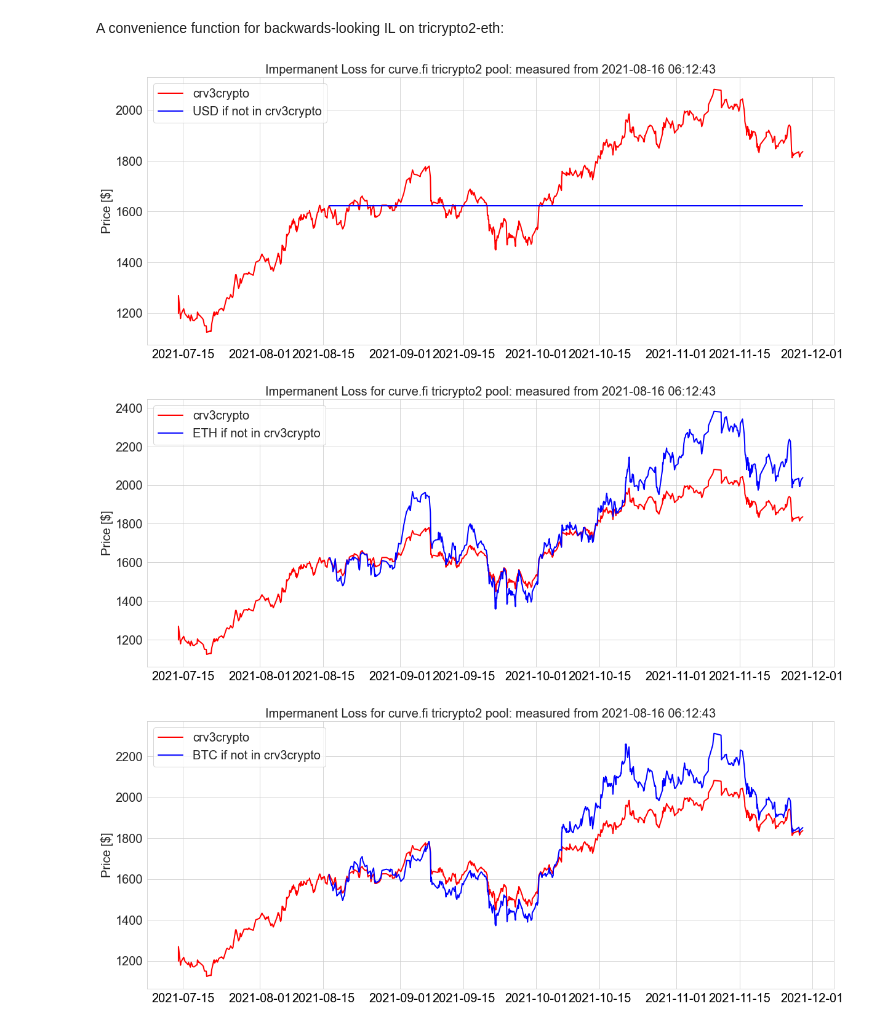
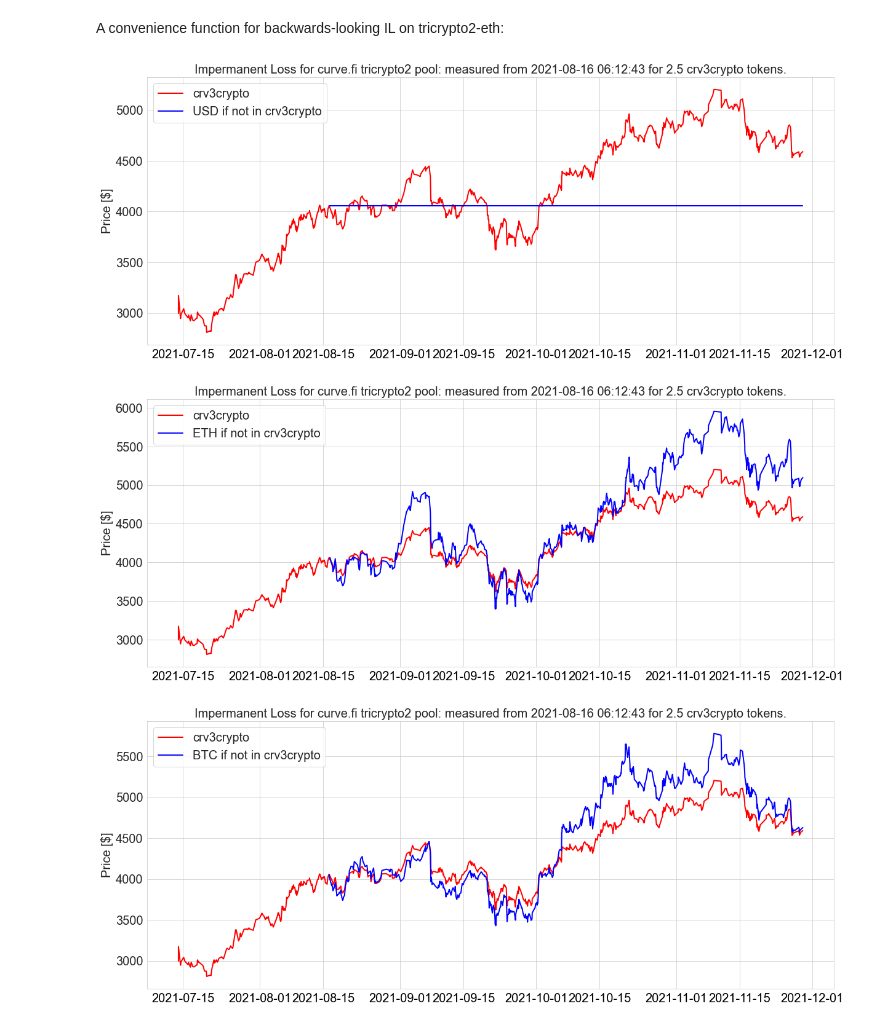
Before and after one commit to bout3fiddy/on-chain-analytics, a Jupyter notebook: notebooks/curve-analysis/curve-pools/pool_revenue_activity/tricrypto/llama_airforce_tricrypto_mvp.ipynb, the cells around one changed output. Saved outputs shown, nothing was run; the diff lists cells and outputs as text; code cells hidden in the pictures.

Commit message:
feat: add num lp tokens

```diff
--- a/notebooks/curve-analysis/curve-pools/pool_revenue_activity/tricrypto/llama_airforce_tricrypto_mvp.ipynb
+++ b/notebooks/curve-analysis/curve-pools/pool_revenue_activity/tricrypto/llama_airforce_tricrypto_mvp.ipynb
@@ -262,7 +262,7 @@ ax.yaxis.get_major_formatter().set_useOffset(False)
 # %% [markdown]
 A convenience function for backwards-looking IL on tricrypto2-eth:
 # %%
-def get_tricrypto_il(input_index: int = 0):
+def get_tricrypto_il(input_index: int = 0, num_lp_tokens: float = 1):
 
     df_il = df.copy()
     timestamp_at_input = df_il.index[input_index]
@@ -275,9 +275,9 @@ def get_tricrypto_il(input_index: int = 0):
     df_il.loc[df_il.index<timestamp_at_input, "btcPrice"] = np.nan
     df_il.loc[df_il.index<timestamp_at_input, "ethPrice"] = np.nan
 
-    df_il['USD'] = num_usd * df_il.usdPrice
-    df_il['ETH'] = num_eth * df_il.ethPrice
-    df_il['BTC'] = num_btc * df_il.btcPrice
+    df_il['USD'] = num_usd * df_il.usdPrice * num_lp_tokens
+    df_il['ETH'] = num_eth * df_il.ethPrice * num_lp_tokens
+    df_il['BTC'] = num_btc * df_il.btcPrice * num_lp_tokens
 
     for il_component in ['USD', 'ETH', 'BTC']:
 
@@ -285,7 +285,7 @@ def get_tricrypto_il(input_index: int = 0):
 
         ax.plot(
             df_il.index,
-            df_il.crv3cryptoUSD,
+            df_il.crv3cryptoUSD * num_lp_tokens,
             color='red',
             lw=2,
             ms=15,
@@ -307,14 +307,15 @@ def get_tricrypto_il(input_index: int = 0):
         ax.tick_params(axis='x', which='major', colors='black')
         ax.legend(fontsize=20)
         ax.set_title(
-            f"Impermanent Loss for curve.fi tricrypto2 pool: measured from {timestamp_at_input}",
+            f"Impermanent Loss for curve.fi tricrypto2 pool: "
+            f"measured from {timestamp_at_input} for {num_lp_tokens} crv3crypto tokens.",
             fontsize=20
         )
         ax.yaxis.get_major_formatter().set_scientific(False)
         ax.yaxis.get_major_formatter().set_useOffset(False)
 # %%
-get_tricrypto_il(200)
+get_tricrypto_il(input_index=200, num_lp_tokens=2.5)
 # %% [output]
-[figure, old version]
+[figure, new version]
-[figure, old version]
+[figure, new version]
-[figure, old version]
+[figure, new version]
```
